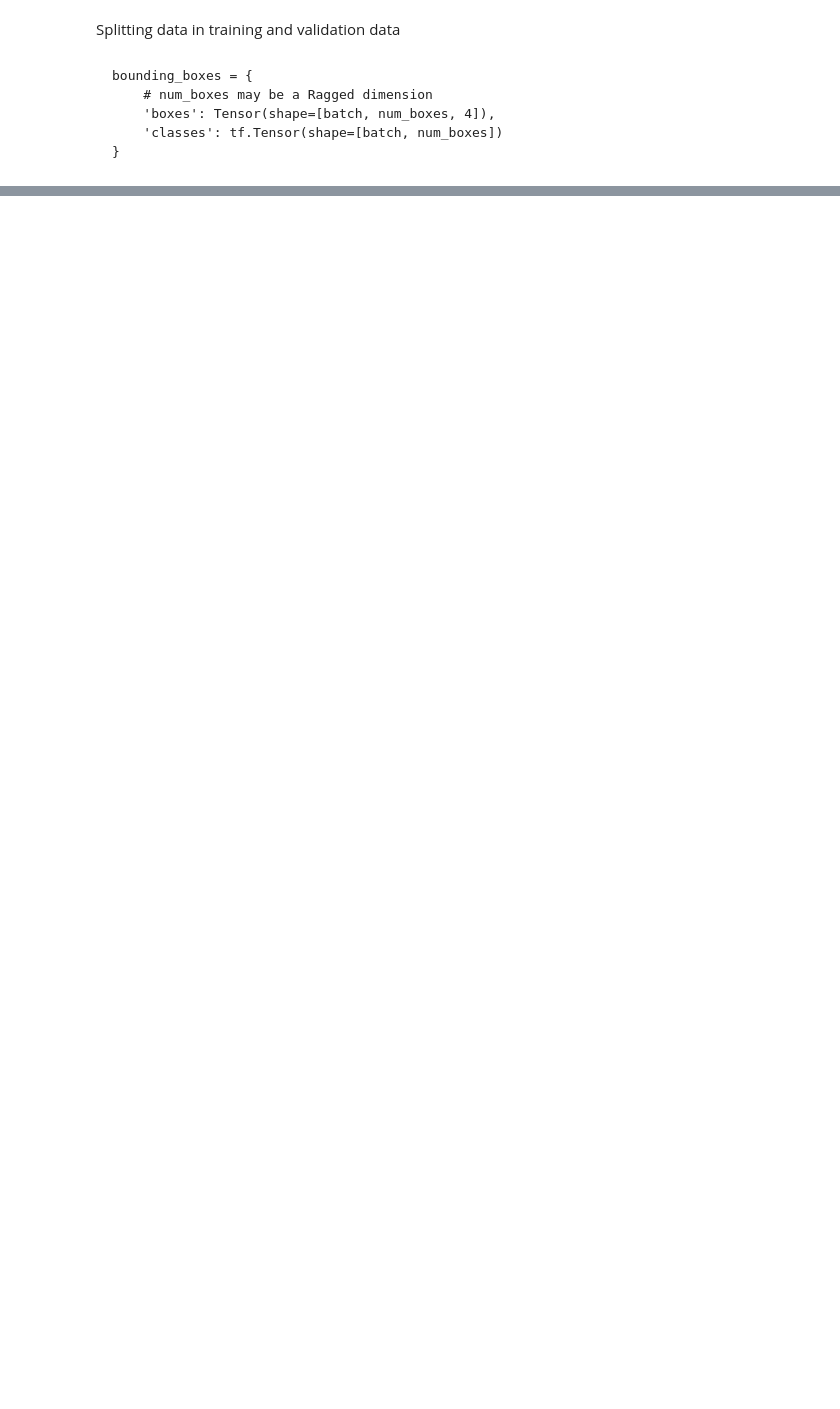
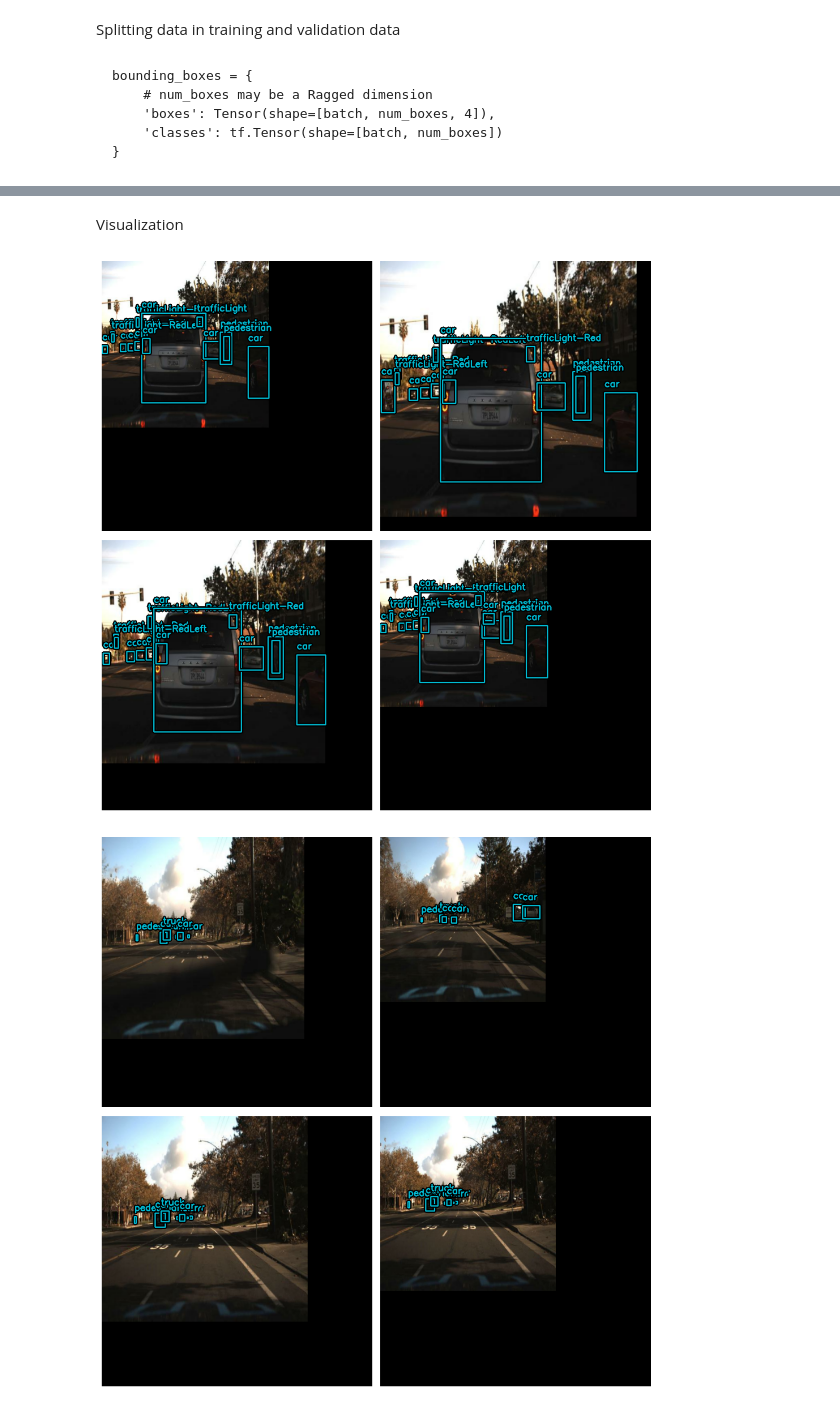
Before and after one commit to helvete74/IFAGE_dev_AI, a Jupyter notebook: Efficient_Object_Detection_with_YOLOV8_and_KerasCV.ipynb, the cells around one changed output, grey strips where cells are left out. Drawn from its saved outputs; the diff is of its cells as text; code cells hidden in the pictures; blank space fills up the shorter version.

```diff
--- a/Efficient_Object_Detection_with_YOLOV8_and_KerasCV.ipynb
+++ b/Efficient_Object_Detection_with_YOLOV8_and_KerasCV.ipynb
@@ -281,0 +252,6 @@ def load_dataset(image_path, classes, bbox):
+# %%
+train_ds = train_data.map(load_dataset, num_parallel_calls=tf.data.AUTOTUNE)
+train_ds = train_ds.shuffle(BATCH_SIZE * 4)
+train_ds = train_ds.ragged_batch(BATCH_SIZE, drop_remainder=True)
+# train_ds = train_ds.map(augmenter, num_parallel_calls=tf.data.AUTOTUNE) # with augmenter
+train_ds = train_ds.map(resizing, num_parallel_calls=tf.data.AUTOTUNE) # with resizing like val_ds
@@ -281,0 +260,42 @@ def load_dataset(image_path, classes, bbox):
+# %%
+'''
+
+resizing = keras_cv.layers.JitteredResize(
+    target_size=(640, 640),
+    scale_factor=(0.75, 1.3),
+    bounding_box_format="xyxy",
+)
+'''
+val_ds = val_data.map(load_dataset, num_parallel_calls=tf.data.AUTOTUNE)
+val_ds = val_ds.shuffle(BATCH_SIZE * 4)
+val_ds = val_ds.ragged_batch(BATCH_SIZE, drop_remainder=True)
+val_ds = val_ds.map(resizing, num_parallel_calls=tf.data.AUTOTUNE)
+# %% [markdown]
+Visualization
+# %%
+def visualize_dataset(inputs, value_range, rows, cols, bounding_box_format):
+    inputs = next(iter(inputs.take(1)))
+    images, bounding_boxes = inputs["images"], inputs["bounding_boxes"]
+    visualization.plot_bounding_box_gallery(
+        images,
+        value_range=value_range,
+        rows=rows,
+        cols=cols,
+        y_true=bounding_boxes,
+        scale=5,
+        font_scale=0.7,
+        bounding_box_format=bounding_box_format,
+        class_mapping=class_mapping,
+    )
+
+
+visualize_dataset(
+    train_ds, bounding_box_format="xyxy", value_range=(0, 255), rows=2, cols=2
+)
+
+visualize_dataset(
+    val_ds, bounding_box_format="xyxy", value_range=(0, 255), rows=2, cols=2
+)
+# %% [output]
+[figure, added]
+[figure, added]
```
Also changed, not shown: parts of 26 cells of this notebook.
